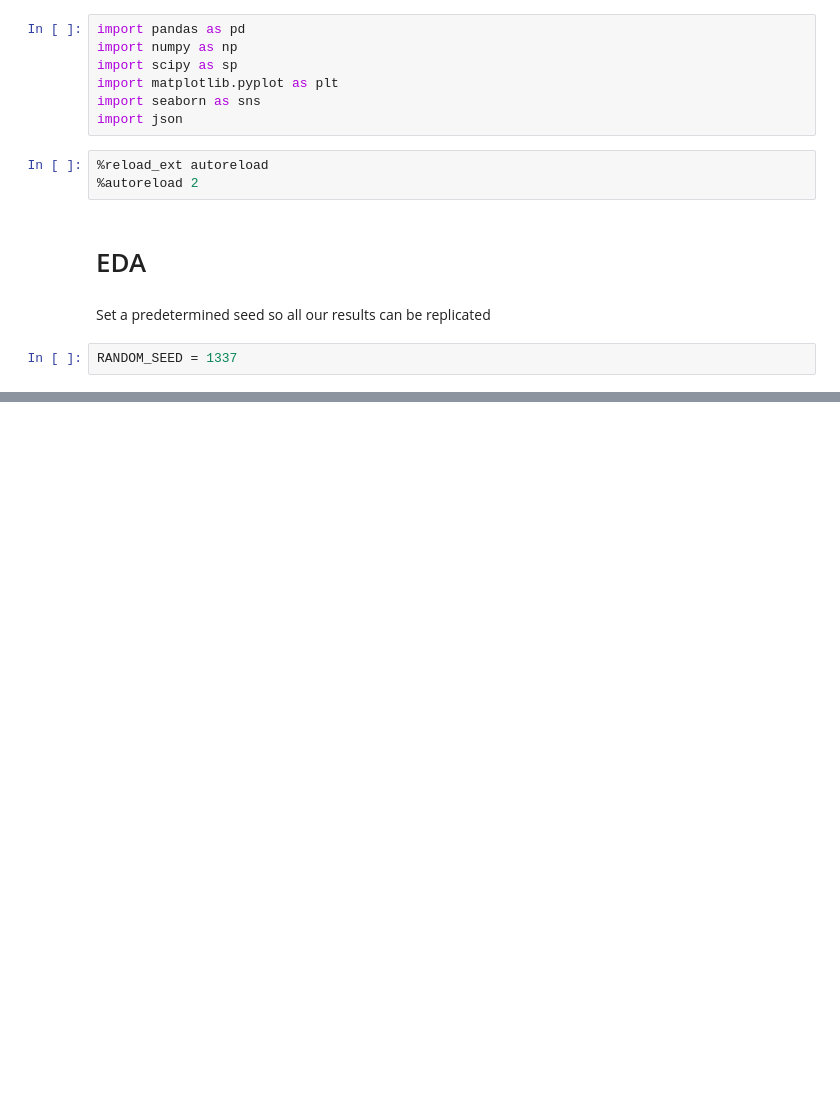
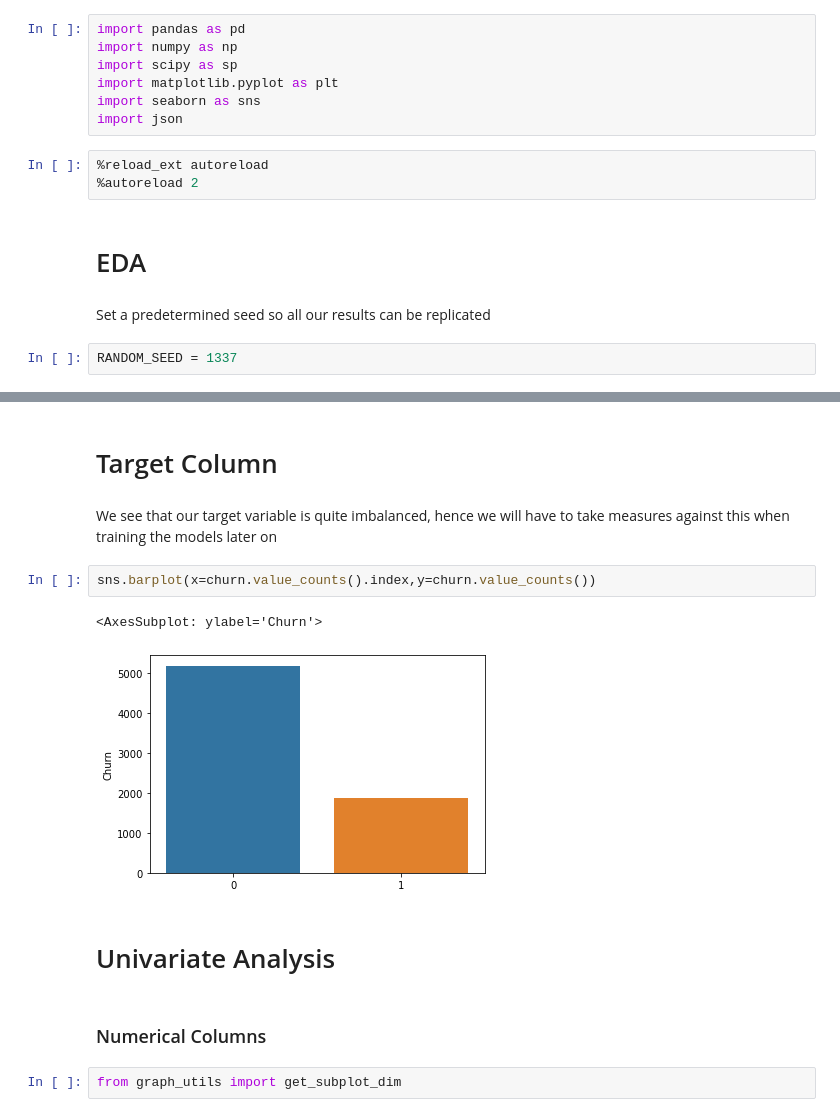
Before and after one commit to Jeff-ChenFan-Wang/TelecomChurnAnalysis, a Jupyter notebook: EDA.ipynb, the cells around one changed output, grey strips where cells are left out. Cells and saved outputs as stored; diff of their text form; blank space fills up the shorter version.

```diff
--- a/EDA.ipynb
+++ b/EDA.ipynb
@@ -46,0 +66,15 @@ short_col_desc = dict(zip(
+# %% [markdown]
+# Target Column
+# %% [markdown]
+We see that our target variable is quite imbalanced, hence we will have to take measures against this when training the models later on
+# %%
+sns.barplot(x=churn.value_counts().index,y=churn.value_counts())
+# %% [output]
+<AxesSubplot: ylabel='Churn'>
+[figure, added]
+# %% [markdown]
+# Univariate Analysis
+# %% [markdown]
+### Numerical Columns
+# %%
+from graph_utils import get_subplot_dim
```
Also changed, not shown: parts of 32 cells of this notebook, 4 other files.
